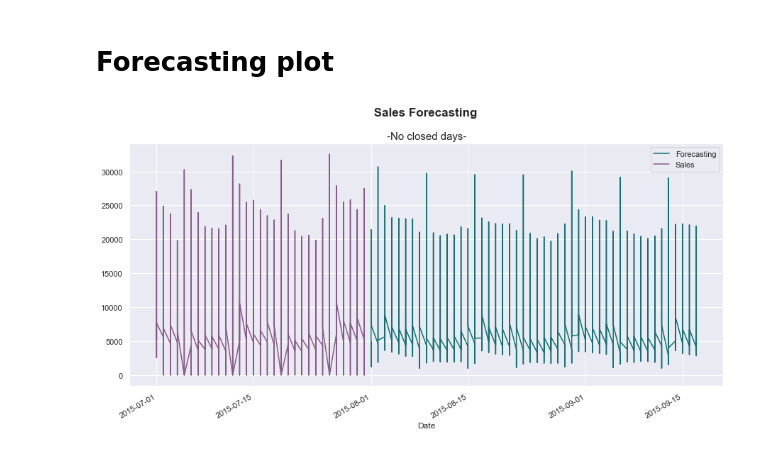
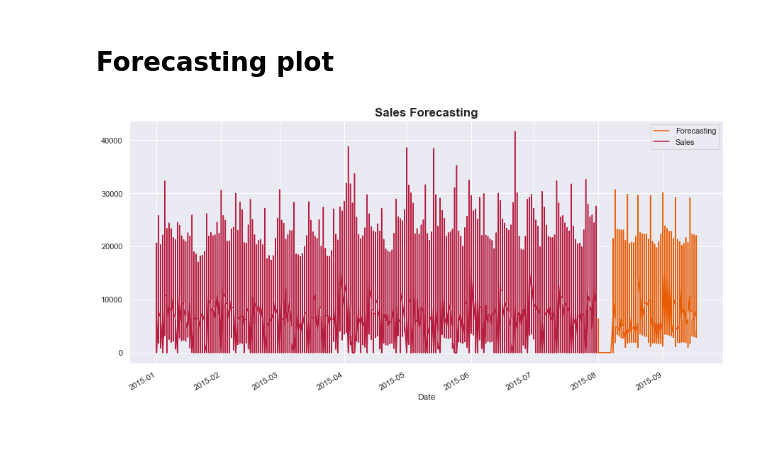
Before and after one commit to pcmaldonado/SalesForecasting, a Jupyter notebook: Pipeline-Submission.ipynb, the cells around one changed output. Drawn from its saved outputs; the diff is of its cells as text; code cells hidden in the pictures.

Commit message:
changed colors

```diff
--- a/Pipeline-Submission.ipynb
+++ b/Pipeline-Submission.ipynb
@@ -194,7 +194,7 @@ y_pred_scaled = y_pred * 0.985
 # %%
 dic_open = {key:value for (key, value) in zip(id_open, y_pred_scaled)}
 dic_closed = {key:0 for key in id_closed}
-dic_null = {key:6955 for key in id_null} #average price in train set
+dic_null = {key:np.exp(y_train.mean()) for key in id_null} #average price in train set
 # %%
 def merge_dicts(*dict_args):
     """
@@ -226,22 +226,21 @@ df_pred.to_csv('submission_scaled.csv', index = False)
 # %% [markdown]
 # Forecasting plot
 # %%
-y_true_july = raw_data.loc['2015 july'][['Sales']]
+y_true_july = raw_data.loc['2015'][['Sales']]
 
-df_sales_pred = pd.DataFrame(y_pred_scaled,
-                        index = X_test.index,
+df_sales_pred = pd.DataFrame(predictions.values(),
+                        index = raw_test_data.index,
                         columns = ['Forecasting'])
 # %%
-sales_forecasting = df_sales_pred.join(y_true_july, how = 'outer')
+sales_forecasting = pd.concat([df_sales_pred, y_true_july])
 # %%
 # Set custom palette
-colors = ['#0F7173', '#885A89', '#6A381F', '#FCBF49', '#F3DFA2',  '#96E072']
+colors = ['#E85D04', '#B71D3E']
 sns.set_palette(sns.color_palette(colors))
 # %%
 sales_forecasting.plot(figsize = (15, 7))
 plt.legend()
-plt.title('-No closed days-', size =15)
-plt.suptitle('     Sales Forecasting', weight = 'bold', size = 17)
+plt.title('Sales Forecasting', weight = 'bold', size = 17)
 plt.show()
 # %% [output]
-[figure, old version]
+[figure, new version]
```
Also changed, not shown: parts of 3 cells of this notebook, 1 other file.
